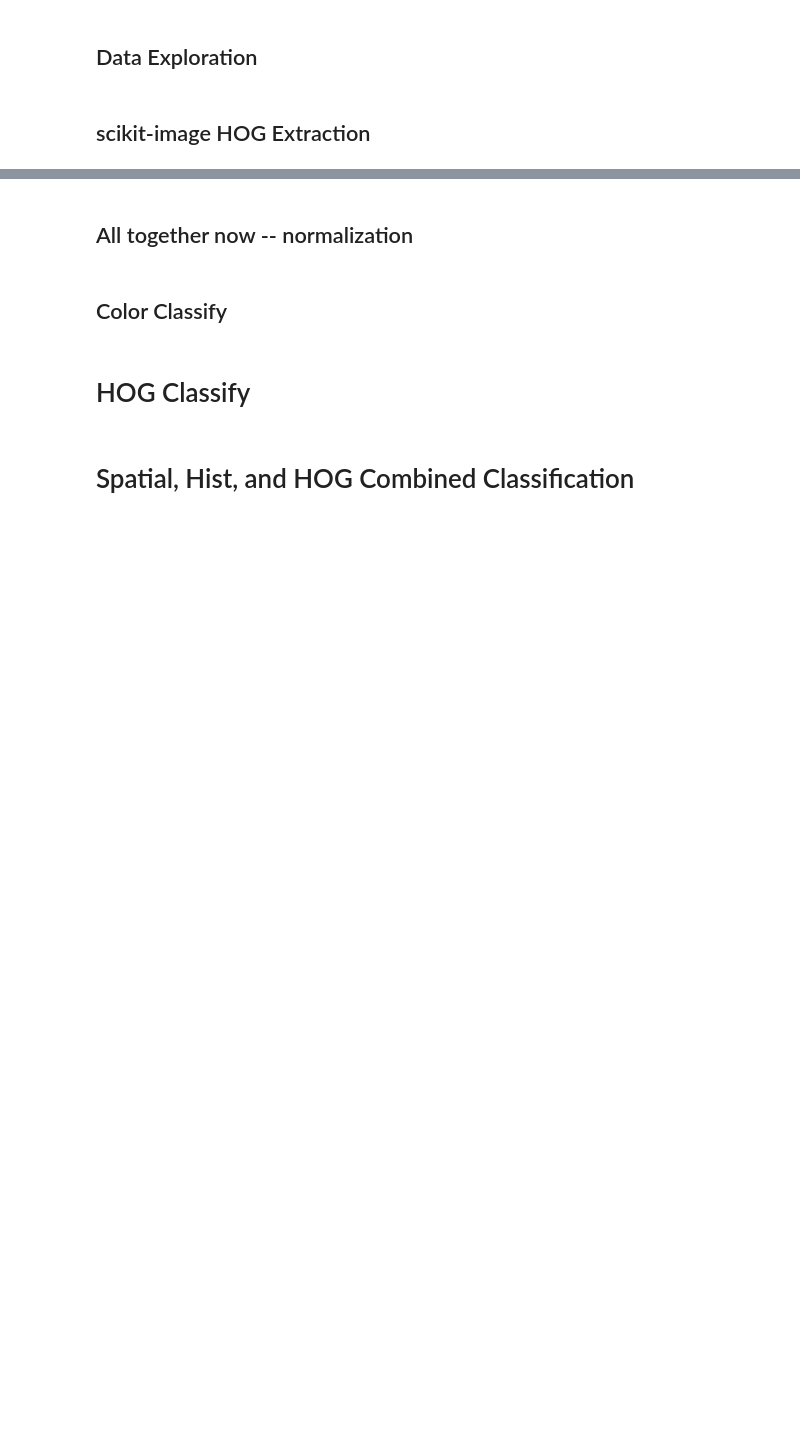
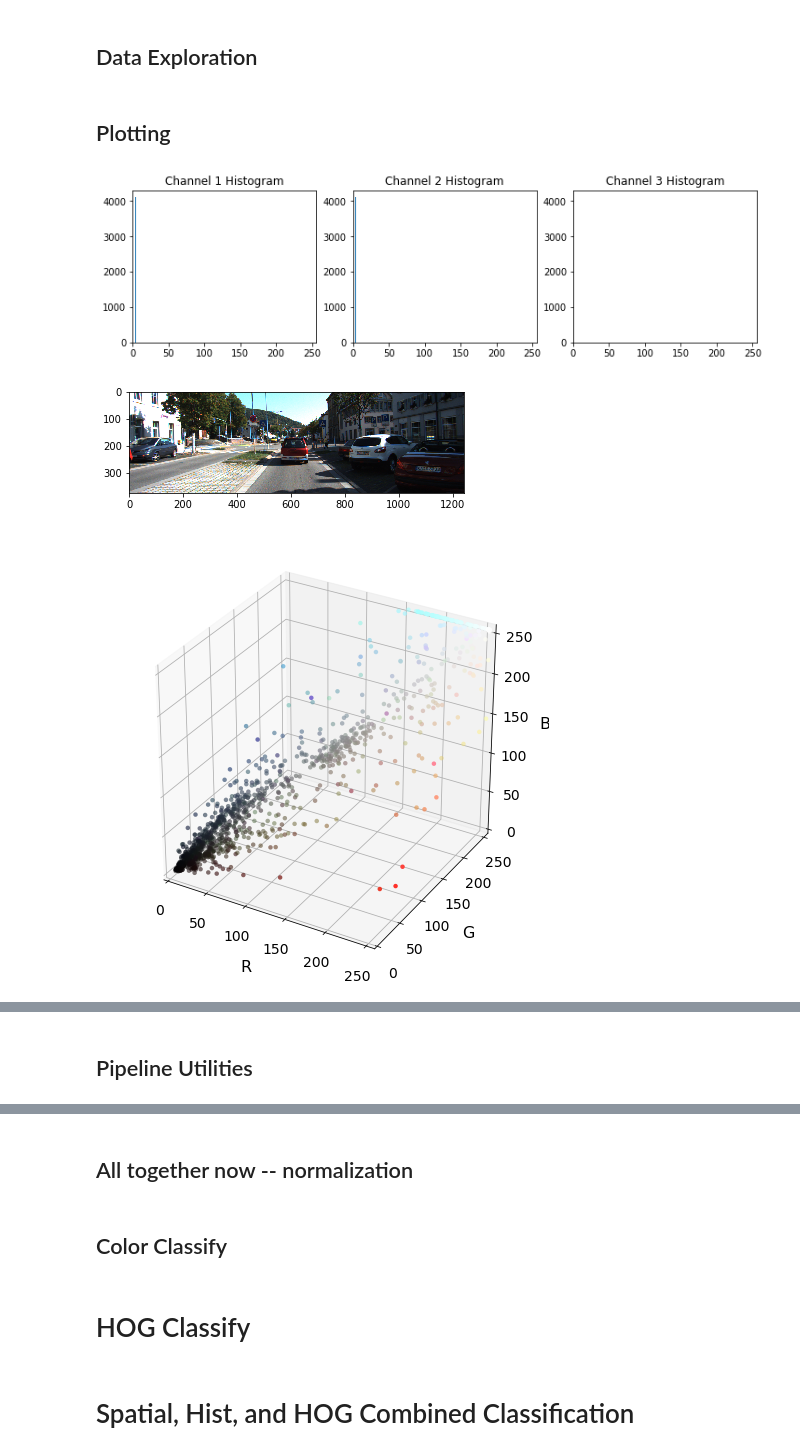
Before and after one commit to DevJoseWeb/CarND-Vehicle-Detection, a Jupyter notebook: P5.ipynb, the cells around one changed output, grey strips where cells are left out. Drawn from its saved outputs; the diff is of its cells as text; code cells hidden in the pictures; blank space fills up the shorter version.

Commit message:
Basic single image pipeline complete

```diff
--- a/P5.ipynb
+++ b/P5.ipynb
@@ -160,2 +167,0 @@ def generate_dataset_dict(car_list, not_car_list):
-# %% [markdown]
-## scikit-image HOG Extraction
@@ -171,0 +177,31 @@ def get_hog_features(image, orientation, pix_per_cell, cell_per_block, vis=False
+# %% [markdown]
+## Plotting
+# %%
+image = mpimg.imread(fname)
+hist_channels, bin_centers, feature_vec = color_histogram(image, 32, (0, 256))
+plot_color_histogram(hist_channels, bin_centers, feature_vec)
+
+img_name = kitti_extracted_images[0]
+img = cv2.imread(img_name)
+copy = np.copy(img)
+img = cv2.cvtColor(img, cv2.COLOR_BGR2RGB)
+plt.imshow(img)
+
+scale = max(copy.shape[0], copy.shape[1], 64) / 64
+img_small = cv2.resize(copy, (np.int(copy.shape[1] / scale), np.int(copy.shape[0] / scale)), interpolation=cv2.INTER_NEAREST)
+
+img_small_RGB = cv2.cvtColor(img_small, cv2.COLOR_BGR2RGB)
+img_small_HSV = cv2.cvtColor(img_small, cv2.COLOR_BGR2HSV)
+img_small_HLS = cv2.cvtColor(img_small, cv2.COLOR_BGR2HLS)
+img_small_LUV = cv2.cvtColor(img_small, cv2.COLOR_BGR2Luv)
+img_small_rgb = img_small_RGB / 255.
+
+plot3d(img_small_RGB, img_small_rgb)
+plot3d(img_small_HSV, img_small_rgb, axis_labels=list("HSV"))
+plot3d(img_small_HLS, img_small_rgb, axis_labels=list("HLS"))
+plot3d(img_small_LUV, img_small_rgb, axis_labels=list("LUV"))
+plt.show()
+# %% [output]
+[figure, added]
+[figure, added]
+[figure, added]
@@ -171,0 +211,2 @@ def get_hog_features(image, orientation, pix_per_cell, cell_per_block, vis=False
+# %% [markdown]
+## Pipeline Utilities
```
Also changed, not shown: parts of 22 cells of this notebook, 9 other files.
